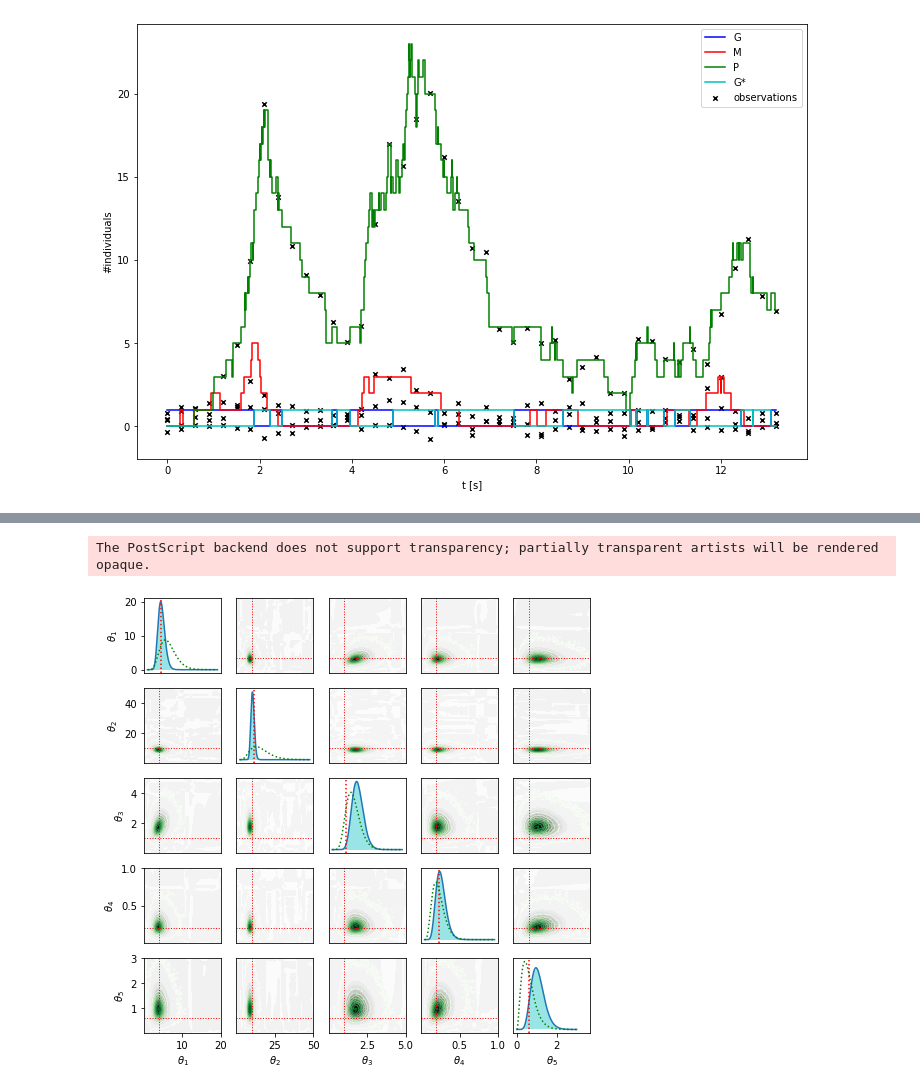
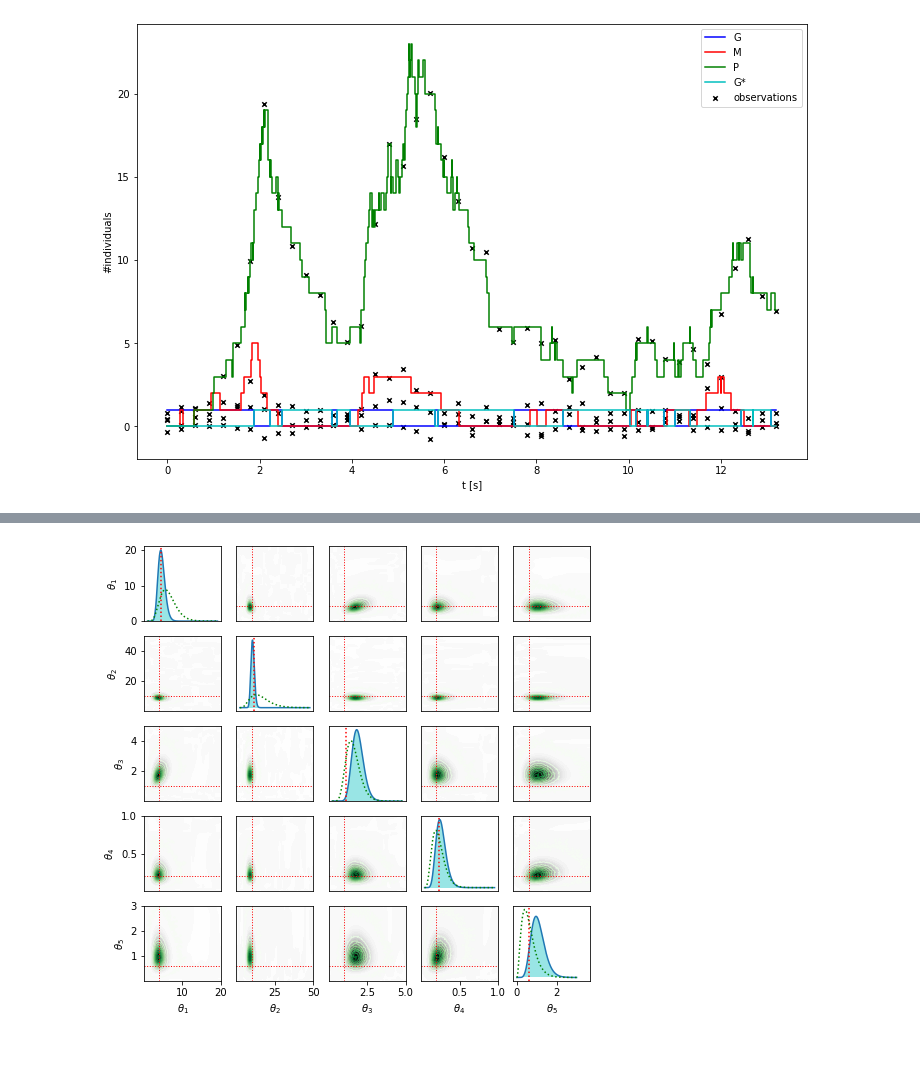
Before and after one commit to ion-g-ion/tt-cme, a Jupyter notebook: examples/3stage_param_inference.ipynb, the cells around one changed output, grey strips where cells are left out. Drawn from its saved outputs; the diff is of its cells as text; code cells hidden in the pictures; blank space fills up the shorter version.

```diff
--- a/examples/3stage_param_inference.ipynb
+++ b/examples/3stage_param_inference.ipynb
@@ -98,11 +98,11 @@ Att = Mtt_inv @ Stt
 # %%
 if qtt:
     A_qtt = Att.to_qtt()
-    fwd_int = TTCME.TimeIntegrator.TTInt(A_qtt, epsilon = 1e-5, N_max = 8, dt_max = 1.0,method='cheby')
+    fwd_int = TTCME.TimeIntegrator.TTInt(A_qtt, epsilon = 1e-6, N_max = 8, dt_max = 1.0,method='cheby')
     Nbs = 12
     p = p.to_qtt()
 else:
-    fwd_int = TTCME.TimeIntegrator.TTInt(Att, epsilon = 1e-5, N_max = 64, dt_max = 1.0,method='crank–nicolson')
+    fwd_int = TTCME.TimeIntegrator.TTInt(Att, epsilon = 1e-6, N_max = 64, dt_max = 1.0,method='crank–nicolson')
     Nbs = 8
 # %%
 posterior_list  =[]
@@ -124,7 +124,7 @@ for i in range(1,No):
     print('new observation ',i,'/',No,' at time ',time_observation[i],' ',y)
 
     tme = datetime.datetime.now()
-    p = fwd_int.solve(p, dT, intervals = Nbs,qtt = qtt,verb = False, rounding=True, device = None)
+    p = fwd_int.solve(p, dT, intervals = Nbs,qtt = qtt,verb = False, rounding=True, device = 'cpu')
     tme = datetime.datetime.now() - tme
 
 
@@ -281,39 +281,38 @@ for i in range(5):
                 po = posterior_pdf.marginal([k for k in range(5) if i!=k and j!=k])
                 po.normalize()
                 po = po[theta1,theta2].numpy().T
 
                 counts,ybins,xbins,image = plt.hist2d(sample_posterior_mcmc[nburn:,j],sample_posterior_mcmc[nburn:,i],bins=100,density = True, range =[[T1.min(), T1.max()],[T2.min(), T2.max()]])
                 plt.contour(counts.T,extent=[T1.min(), T1.max(), T2.min(), T2.max()],linewidths=1,levels=10, cmap =plt.cm.Greens)
 
-                plt.contourf(T1, T2, po, cmap='gray_r', levels =32)
+                plt.contourf(T1, T2, po, cmap='gray_r', levels =64)
                 plt.axvline(rates[j],c='r',linestyle=':',linewidth=1)
                 plt.axhline(rates[i],c='r',linestyle=':',linewidth=1)
             else:
                 theta1 = np.linspace(param_range[i][0],param_range[i][1],127)
                 theta2 = np.linspace(param_range[j][0],param_range[j][1],128)
 
                 T1, T2 = np.meshgrid(theta1, theta2)
                 po = posterior_pdf.marginal([k for k in range(5) if i!=k and j!=k])
                 po.normalize()
                 po = po[theta1,theta2].numpy().T
 
                 counts,ybins,xbins,image = plt.hist2d(sample_posterior_mcmc[nburn:,j],sample_posterior_mcmc[nburn:,i],bins=100,density = True, range =[[T2.min(), T2.max()],[T1.min(), T1.max()]])
                 plt.contour(counts.T,extent=[T2.min(), T2.max(), T1.min(), T1.max()],linewidths=1,levels=10, cmap =plt.cm.Greens)
 
-                plt.contourf(T2, T1, po, cmap='gray_r', levels =32)
+                plt.contourf(T2, T1, po, cmap='gray_r', levels =64)
                 plt.axvline(rates[j],c='r',linestyle=':',linewidth=1)
                 plt.axhline(rates[i],c='r',linestyle=':',linewidth=1)
 
         if i==4: plt.xlabel(r'$\theta_'+str(j+1)+'$')
         if j==0: plt.ylabel(r'$\theta_'+str(i+1)+'$')
 
         if j>0: plt.yticks([])
         if i<4: plt.xticks([])
-plt.savefig('3stage_post.eps')
-tikzplotlib.save('./3stage_post.tex')
+plt.savefig('3stage_post.pdf')
+# tikzplotlib.save('./3stage_post.tex')
 # %% [output]
-The PostScript backend does not support transparency; partially transparent artists will be rendered opaque.
-[figure, old version]
+[figure, new version]
 # %%
 print('Posterior at the end',tntt.numel(posterior_list[-1].dofs)*8/1e6)
 print('Generator in TT', tntt.numel(Att)*8/1e6, 'MB')
```
Also changed, not shown: parts of 4 cells of this notebook, 5 other files.
